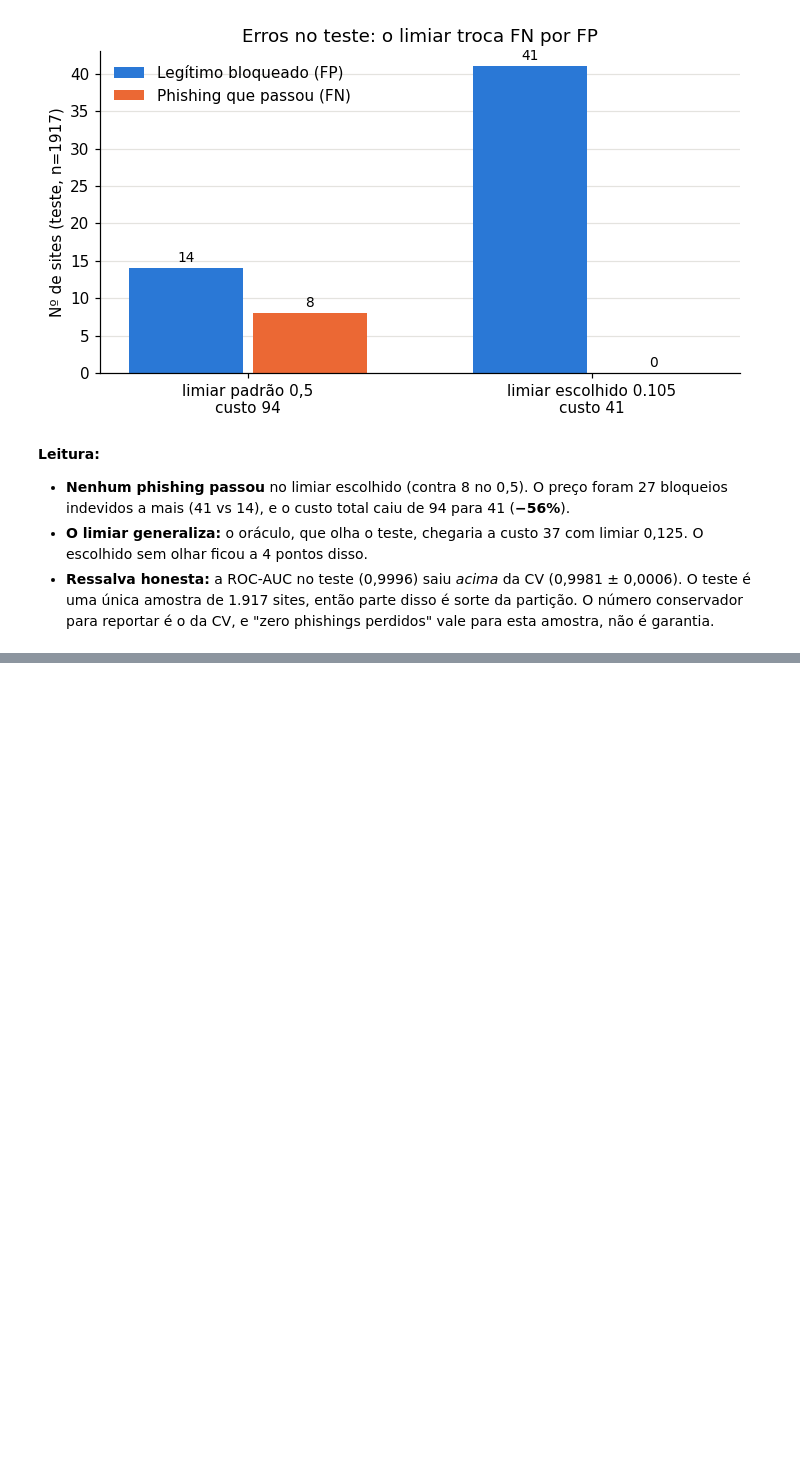
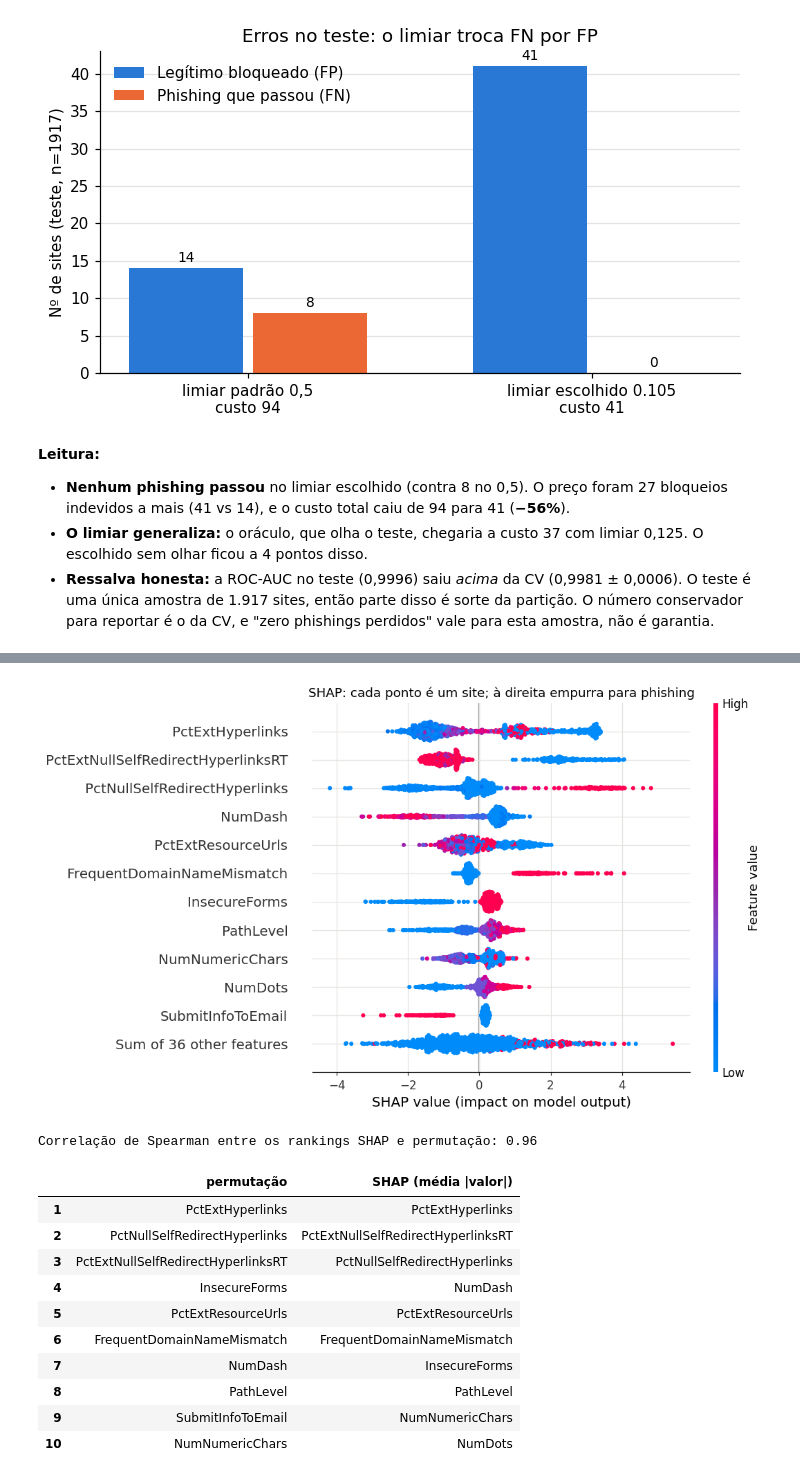
Before and after one commit to IsaqueCosta1/Phishing_Detector, a Jupyter notebook: notebooks/02_modelagem_e_avaliacao.ipynb, the cells around one changed output, grey strips where cells are left out. Drawn from its saved outputs; the diff is of its cells as text; code cells hidden in the pictures; blank space fills up the shorter version.

```diff
--- a/notebooks/02_modelagem_e_avaliacao.ipynb
+++ b/notebooks/02_modelagem_e_avaliacao.ipynb
@@ -248,0 +308,26 @@ plt.show()
+# %%
+explicacao = interpret.shap_explanation(modelo_final, X_tr)
+shap.plots.beeswarm(explicacao, max_display=12, show=False)
+plt.title("SHAP: cada ponto é um site; à direita empurra para phishing")
+plt.show()
+
+ranking_shap = (pd.Series(np.abs(explicacao.values).mean(axis=0), index=X_tr.columns)
+                  .sort_values(ascending=False))
+rho = ranking_shap.corr(importancia.set_index("feature")["queda_media"], method="spearman")
+print(f"Correlação de Spearman entre os rankings SHAP e permutação: {rho:.2f}")
+pd.DataFrame({"permutação": importancia["feature"].head(10).to_numpy(),
+              "SHAP (média |valor|)": ranking_shap.index[:10]}, index=range(1, 11))
+# %% [output]
+[figure, added]
+Correlação de Spearman entre os rankings SHAP e permutação: 0.96
+|  | permutação | SHAP (média |valor|) |
+| 1 | PctExtHyperlinks | PctExtHyperlinks |
+| 2 | PctNullSelfRedirectHyperlinks | PctExtNullSelfRedirectHyperlinksRT |
+| 3 | PctExtNullSelfRedirectHyperlinksRT | PctNullSelfRedirectHyperlinks |
+| 4 | InsecureForms | NumDash |
+| 5 | PctExtResourceUrls | PctExtResourceUrls |
+| 6 | FrequentDomainNameMismatch | FrequentDomainNameMismatch |
+| 7 | NumDash | InsecureForms |
+| 8 | PathLevel | PathLevel |
+| 9 | SubmitInfoToEmail | NumNumericChars |
+| 10 | NumNumericChars | NumDots |
```
Also changed, not shown: parts of 14 cells of this notebook, 7 other files.
